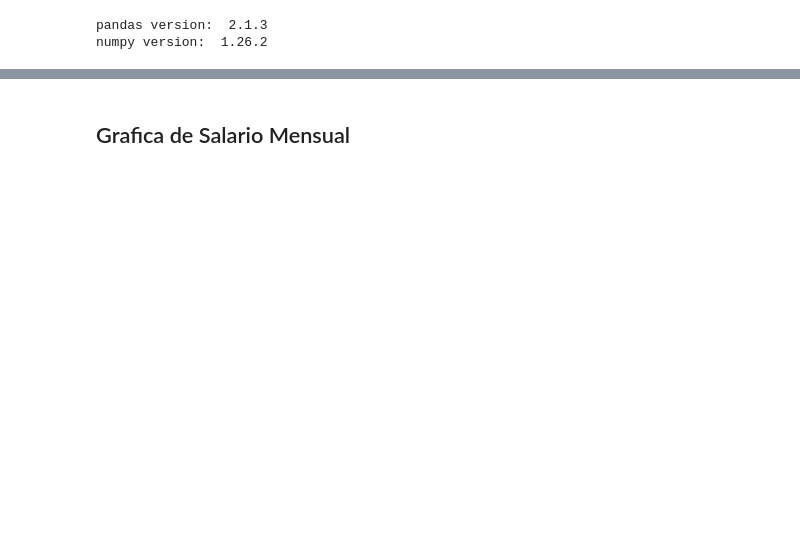
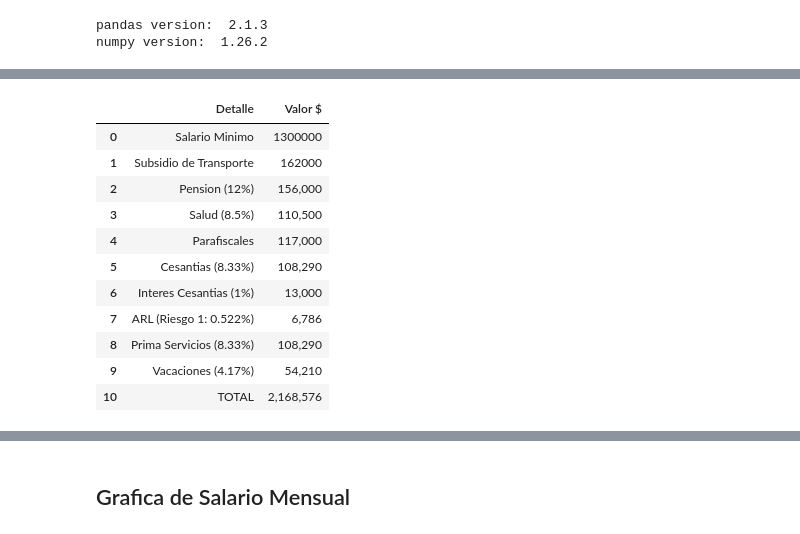
Before and after one commit to JoseRZapata/Data_analysis_notebooks, a Jupyter notebook: notebooks/02-analisis_salarios_colombia.ipynb, the cells around one changed output, grey strips where cells are left out. Cells and saved outputs as stored; diff of their text form; code cells hidden in the pictures; blank space fills up the shorter version.

```diff
--- a/notebooks/02-analisis_salarios_colombia.ipynb
+++ b/notebooks/02-analisis_salarios_colombia.ipynb
@@ -59,0 +62,16 @@ numpy version:  1.26.2
+# %%
+# constantes globales
+uvt = 47_065
+salario_minimo = 1_300_000
+subsido_transporte = 162_000
+# salario integral = 10 salarios minimos + 30% prestaciones
+salario_integral = salario_minimo * (10) * (1 + 0.3)
+salario_inte_uvt = salario_integral / uvt
+# obtener el año actual
+year = datetime.now().year
+
+print(f"Año {year}")
+print(f"Valor UVT: ${uvt:,.0f}")
+print(f"Salario mínimo: ${salario_minimo:,.0f}")
+print(f"Subsidio de transporte: ${subsido_transporte:,.0f}")
+print(f"Salario integral: ${salario_integral:,.0f}")
@@ -59,0 +88,64 @@ numpy version:  1.26.2
+# %%
+datos_salario_min = {
+    0: {
+        "Detalle": "Salario Minimo",
+        "Valor $": salario_minimo,
+    },
+    1: {
+        "Detalle": "Subsidio de Transporte",
+        "Valor $": subsido_transporte,
+    },
+    2: {
+        "Detalle": "Pension (12%)",
+        "Valor $": salario_minimo * 0.12,
+    },
+    3: {
+        "Detalle": "Salud  (8.5%)",
+        "Valor $": salario_minimo * 0.085,
+    },
+    4: {
+        "Detalle": "Parafiscales",
+        "Valor $": salario_minimo * 0.09,
+    },
+    5: {
+        "Detalle": "Cesantias (8.33%)",
+        "Valor $": salario_minimo * 0.0833,
+    },
+    6: {
+        "Detalle": "Interes Cesantias (1%)",
+        "Valor $": salario_minimo * 0.01,
+    },
+    7: {
+        "Detalle": "ARL (Riesgo 1: 0.522%)",
+        "Valor $": salario_minimo * 0.00522,
+    },
+    8: {
+        "Detalle": "Prima Servicios (8.33%)",
+        "Valor $": salario_minimo * 0.0833,
+    },
+    9: {
+        "Detalle": "Vacaciones (4.17%)",
+        "Valor $": salario_minimo * 0.0417,
+    },
+    10: {
+        "Detalle": "Dotación (2.5% Aprox)",
+        "Valor $": salario_minimo * 0.025,
+    },
+}
+datos_salario_min = pd.DataFrame(datos_salario_min).T
+suma_valores = datos_salario_min["Valor $"].sum()
+datos_salario_min.iloc[-1] = ["TOTAL", suma_valores]
+datos_salario_min
+# %% [output]
+|  | Detalle | Valor $ |
+| 0 | Salario Minimo | 1300000 |
+| 1 | Subsidio de Transporte | 162000 |
+| 2 | Pension (12%) | 156,000 |
+| 3 | Salud (8.5%) | 110,500 |
+| 4 | Parafiscales | 117,000 |
+| 5 | Cesantias (8.33%) | 108,290 |
+| 6 | Interes Cesantias (1%) | 13,000 |
+| 7 | ARL (Riesgo 1: 0.522%) | 6,786 |
+| 8 | Prima Servicios (8.33%) | 108,290 |
+| 9 | Vacaciones (4.17%) | 54,210 |
+| 10 | TOTAL | 2,168,576 |
```
Also changed, not shown: parts of 22 cells of this notebook.
